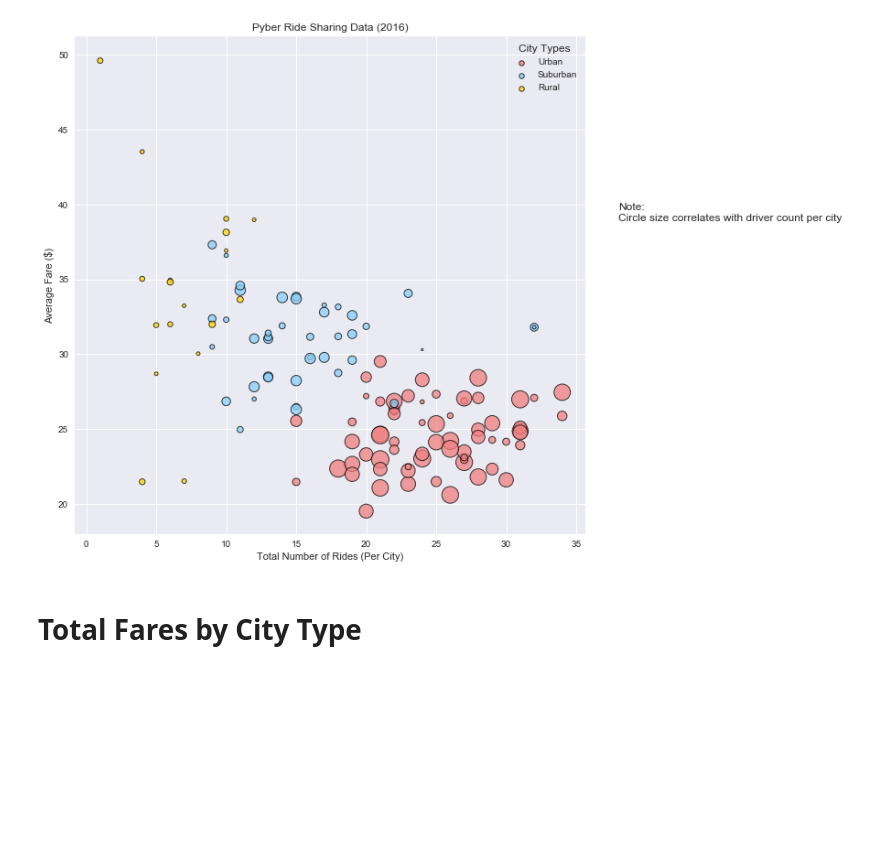
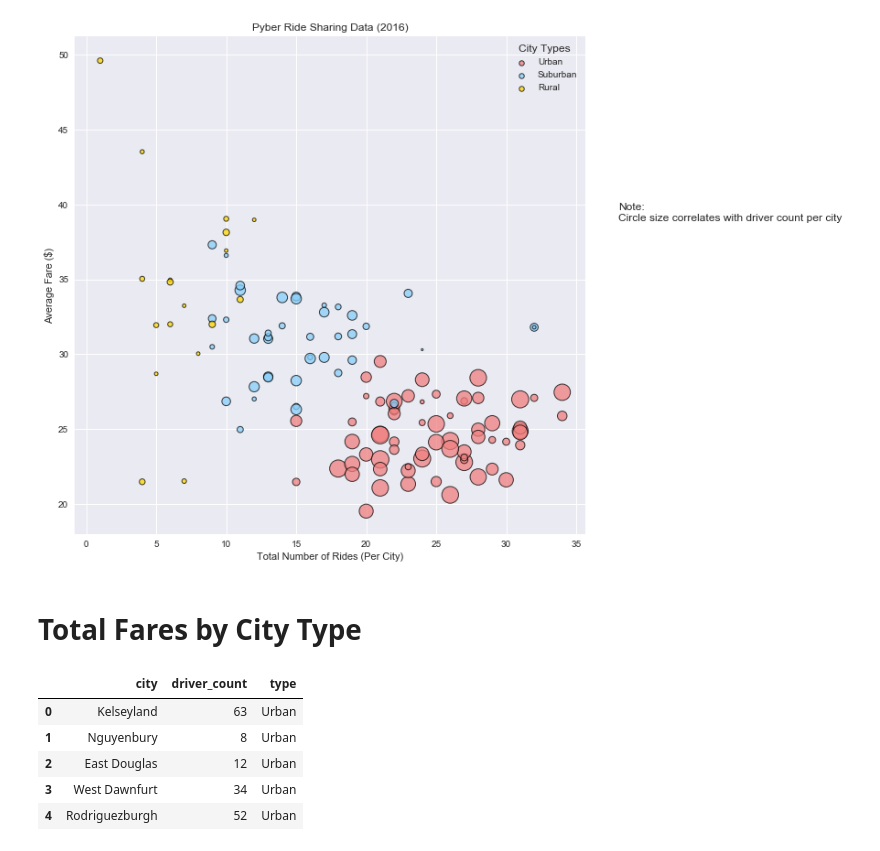
Before and after one commit to penguinistakc/pyber, a Jupyter notebook: Pyber Ride Sharing.ipynb, the cells around one changed output. Cells and saved outputs as stored; diff of their text form; code cells hidden in the pictures; blank space fills up the shorter version.

```diff
--- a/Pyber Ride Sharing.ipynb
+++ b/Pyber Ride Sharing.ipynb
@@ -97,3 +97,12 @@ plt.show()
 [figure]
 # %% [markdown]
 # Total Fares by City Type
+# %%
+city_data_df.head()
+# %% [output]
+|  | city | driver_count | type |
+| 0 | Kelseyland | 63 | Urban |
+| 1 | Nguyenbury | 8 | Urban |
+| 2 | East Douglas | 12 | Urban |
+| 3 | West Dawnfurt | 34 | Urban |
+| 4 | Rodriguezburgh | 52 | Urban |
```
Also changed, not shown: parts of 2 cells of this notebook.
